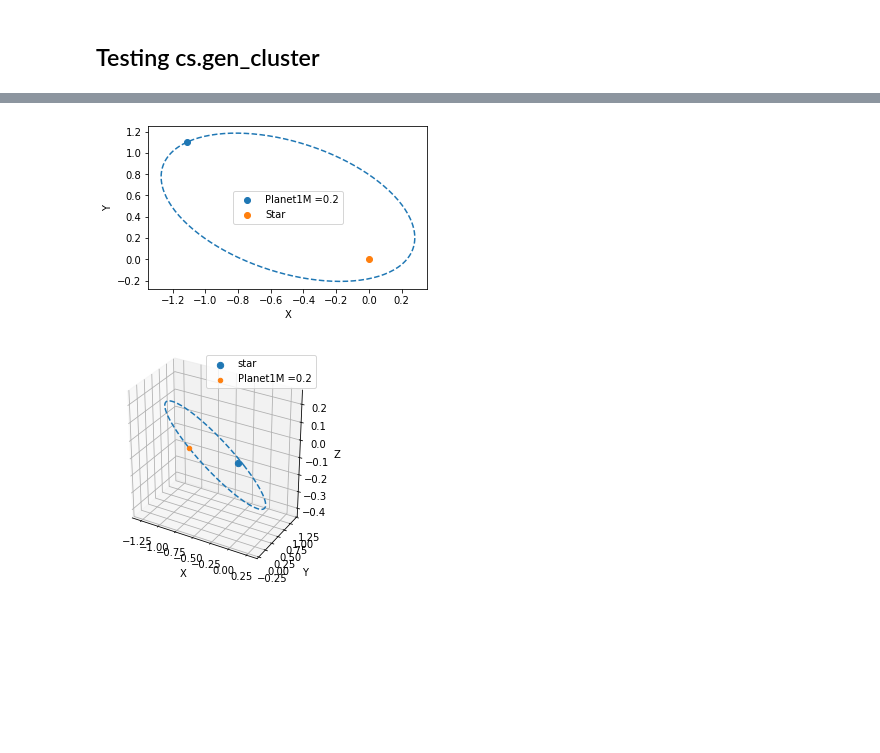
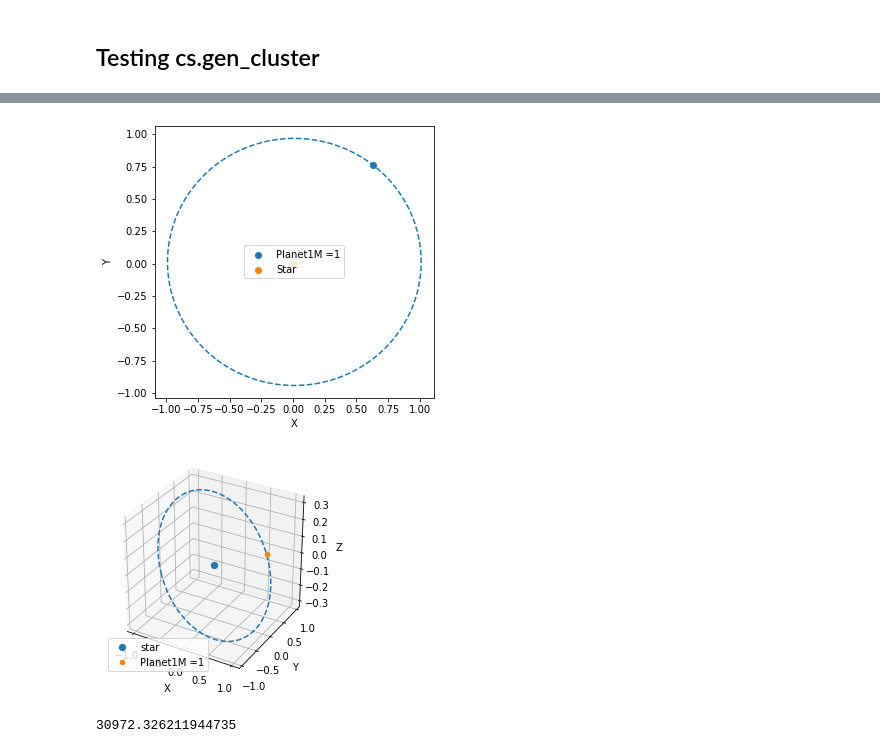
Before and after one commit to RhysAlfShaw/MSc_Project_Code, a Jupyter notebook: clustersimply_test.ipynb, the cells around one changed output, grey strips where cells are left out. Saved outputs shown, nothing was run; the diff lists cells and outputs as text; code cells hidden in the pictures; blank space fills up the shorter version.

```diff
--- a/clustersimply_test.ipynb
+++ b/clustersimply_test.ipynb
@@ -43,22 +53,26 @@ print(np.mean(R.Vx))
 # %%
 theta = np.array([np.pi])
 phi = np.array([0])
-a = np.array([1]) #AU
-e = np.array([0.8])
-M_star = np.array([0.2])
-M_planet = np.array([9.55E-4])
+a = np.array([1])
+e = np.array([0.0167])
+M_star = np.array([1])
+M_planet = np.array([5.9724E-6])
 
-theta_1 = 0.1
+theta_1 = np.pi
 phi = 0.9
-sig = 0.6
+sig = 0.3
 x = [theta,M_planet,M_star,phi,a,e,theta_1,phi,sig]
 T = cs.get_planet(x)
 T.calculate_params()
 T.graph('2D')
 T.graph('3D')
 # %% [output]
-[figure, old version]
+[figure, new version]
-[figure, old version]
+[figure, new version]
+# %%
+print(np.linalg.norm(T.V_vec))
+# %% [output]
+30972.326211944735
 # %%
 # testing genplanet_test!
 
```
Also changed, not shown: parts of 6 cells of this notebook, 3 other files.
